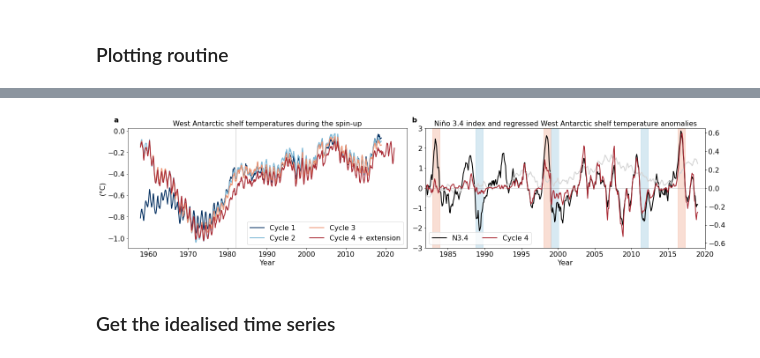
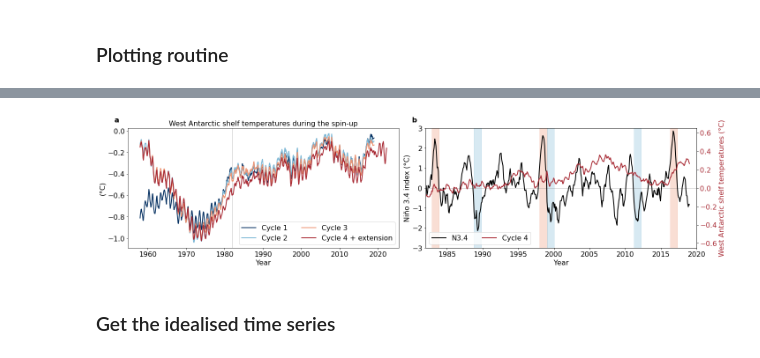
Before and after one commit to mauricehuguenin/ENSO-Antarctica_scripts, a Jupyter notebook: creating_enso_sam_forcing_fields_for_ncfile_ACCESS-OM2-01_rescaled.ipynb, the cells around one changed output, grey strips where cells are left out. Drawn from its saved outputs; the diff is of its cells as text; code cells hidden in the pictures.

```diff
--- a/creating_enso_sam_forcing_fields_for_ncfile_ACCESS-OM2-01_rescaled.ipynb
+++ b/creating_enso_sam_forcing_fields_for_ncfile_ACCESS-OM2-01_rescaled.ipynb
@@ -818,6 +818,7 @@ ax1.axvspan(time[LN_periods[0]+6+11], time[LN_periods[0]+18+11], color=rotblau[1
 for f in [2,4,6]:
     ax1.axvspan(time[EN_periods[f]+6], time[EN_periods[f]+18], color=rotblau[6], alpha=.3)
     ax1.axvspan(time[LN_periods[f]+6+11], time[LN_periods[f]+18+11], color=rotblau[14], alpha=.3)
+plt.ylabel('Niño 3.4 index (°C)', fontsize=16)
 
 # ~~~~~~~~~~~~~~~~~~~~~~~~~~~~~~~~~~~~~~~~~~~~~~~~~~~~~~~~~~~~~~~~~~~~~~~~~~~~~~~~ #
 ax2 = ax1.twinx()  # instantiate a second axes that shares the same x-axis
@@ -825,14 +826,14 @@ plt.xticks(fontsize=16); plt.yticks(fontsize=16)
 ax2.set_ylabel('(°C)', color=rotblau[3], fontsize=16)  # we already handled the x-label with ax1
 
 # h2 = plt.plot(time,  anom_cy4*N34_JRA, linewidth=2, c = rotblau[3], label = 'Cycle 4')
-h2 = plt.plot(time,  anom_cy4,           linewidth=2, c = [.83,.83,.83]) # anom regressed is the same as anom_cy4*N34_JRA
-h2 = plt.plot(time,  anom_cy4_regressed, linewidth=2, c = rotblau[3], label = 'Cycle 4') # anom regressed is the same as anom_cy4*N34_JRA
+h2 = plt.plot(time,  anom_cy4,           linewidth=2, c = rotblau[3], label='Cycle 4') # anom regressed is the same as anom_cy4*N34_JRA
+# h2 = plt.plot(time,  anom_cy4_regressed, linewidth=2, c = rotblau[3], label = 'Cycle 4') # anom regressed is the same as anom_cy4*N34_JRA
 
 plt.xlim([1982,2020]); plt.ylim([-.65,.65])
 
-plt.title('Niño 3.4 index and regressed West Antarctic shelf temperature anomalies', fontsize=16)
-plt.ylabel(None);
-ax1.tick_params(axis='y', labelcolor='k'); plt.xticks(fontsize=16); plt.yticks(fontsize=16)
+# plt.title('Niño 3.4 index and regressed West Antarctic shelf temperature anomalies', fontsize=16)
+plt.ylabel('West Antarctic shelf temperatures (°C)', fontsize=16);
+ax2.tick_params(axis='y', labelcolor=rotblau[3]); plt.xticks(fontsize=16); plt.yticks(fontsize=16)
 
 # adding legend of both axes
 handles = h1 + h2
@@ -853,4 +854,4 @@ Wall time: 1 s
-[figure, old version]
+[figure, new version]
 # %% [markdown]
 ### Get the idealised time series
 # %%
```
Also changed, not shown: parts of 24 cells of this notebook, 1 other file.
